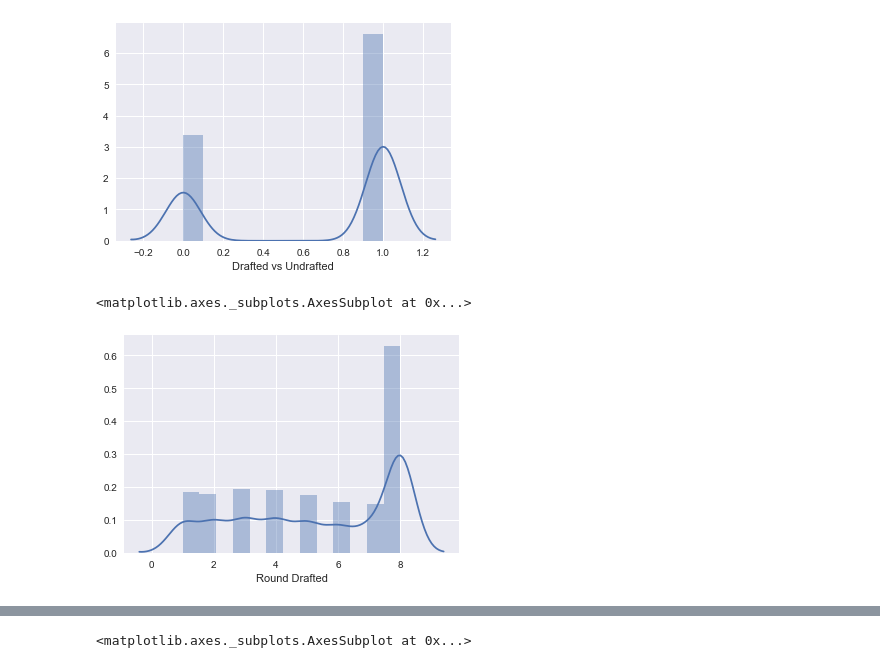
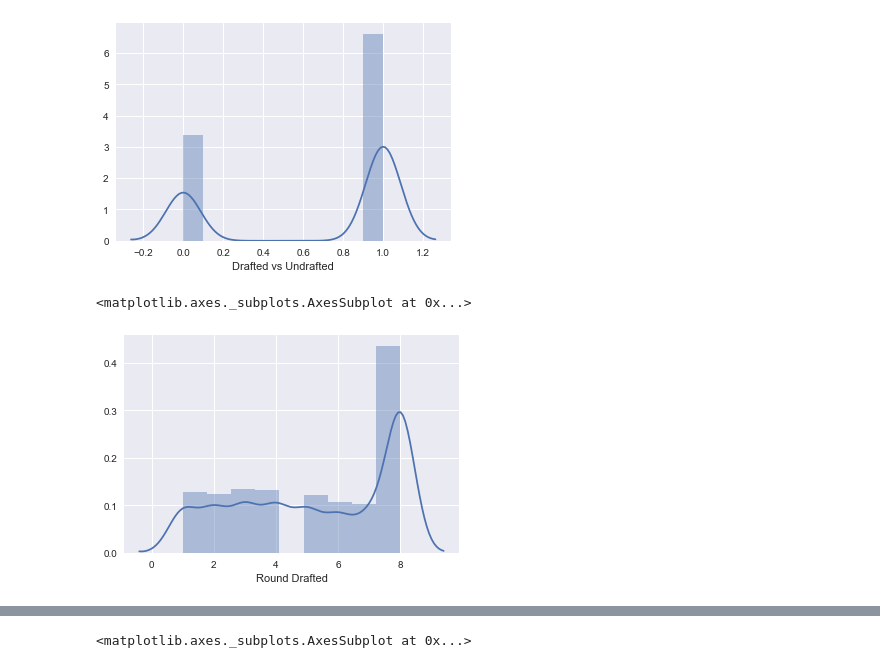
Before and after one commit to slucasmyer/NFL-Draft-Predictions, a Jupyter notebook: nfl-draft-predictions.ipynb, the cells around one changed output, grey strips where cells are left out. Cells and saved outputs as stored; diff of their text form; code cells hidden in the pictures.

```diff
--- a/nfl-draft-predictions.ipynb
+++ b/nfl-draft-predictions.ipynb
@@ -746,7 +385,7 @@ sns.distplot(new_df.Drafted, axlabel = 'Drafted vs Undrafted')
 <matplotlib.axes._subplots.AxesSubplot at 0x...>
 [figure]
 # %%
-sns.distplot(new_df.Round, axlabel = 'Round Drafted')
+sns.distplot(new_df.Round, axlabel = 'Round Drafted', bins=9)
 # %% [output]
 <matplotlib.axes._subplots.AxesSubplot at 0x...>
-[figure, old version]
+[figure, new version]
```
Also changed, not shown: parts of 106 cells of this notebook.
